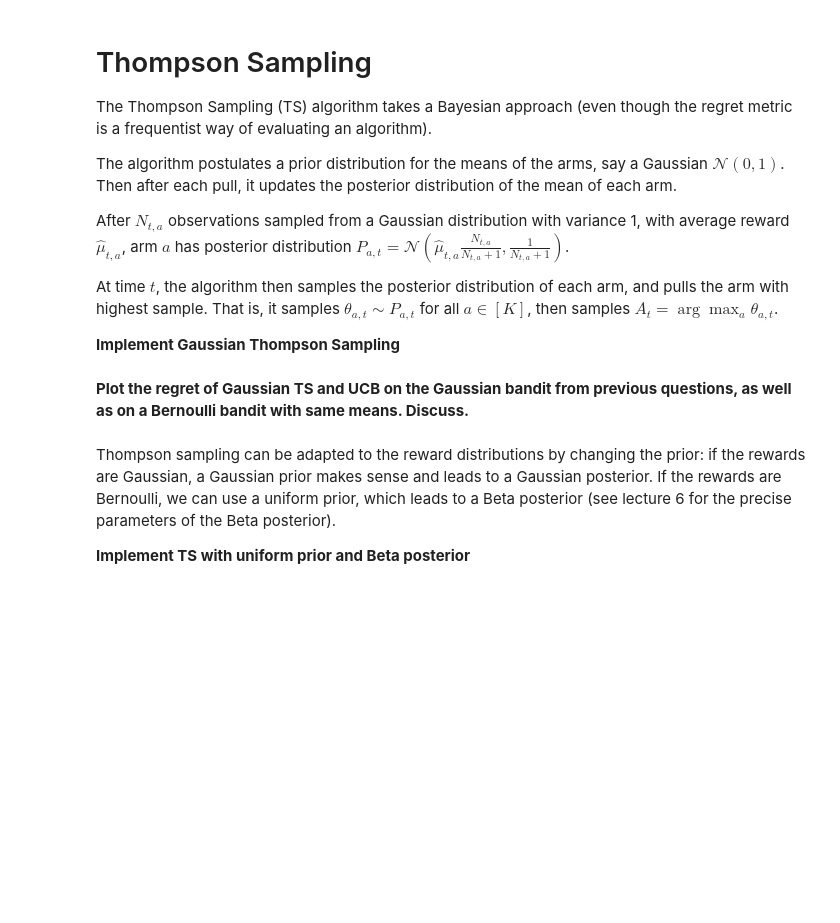
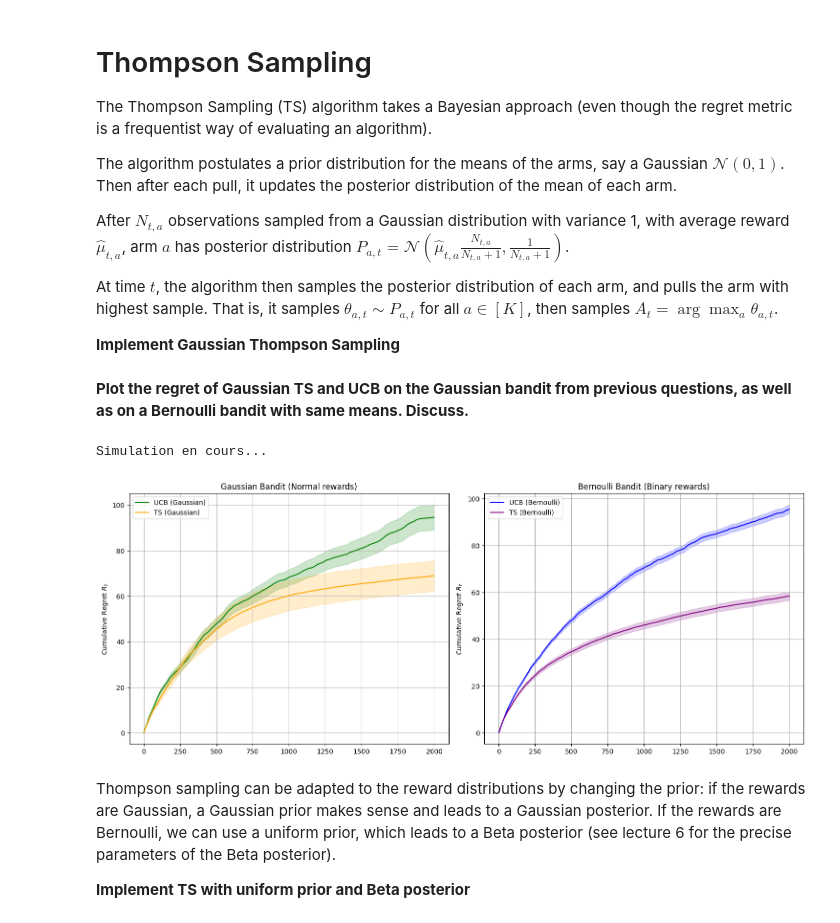
Before and after one commit to milanolivia/apprentissage_seq, a Jupyter notebook: Bandit.ipynb, the cells around one changed output. Drawn from its saved outputs; the diff is of its cells as text; code cells hidden in the pictures; blank space fills up the shorter version.

Commit message:
TP3 + final compute +comments

```diff
--- a/Bandit.ipynb
+++ b/Bandit.ipynb
@@ -554,9 +591,76 @@ def TS(emp_means, nb_pulls, t):
 
     Returns: int; arm selected by TS
     """
-    #TODO
+    # 1. Compute posterior parameters for all arms (vectorized)
+    # Mean: mu_hat * n / (n + 1)
+    # Variance: 1 / (n + 1)
+    post_means = emp_means * nb_pulls / (nb_pulls + 1)
+    post_stds = np.sqrt(1.0 / (nb_pulls + 1))
+
+    # 2. Sample from each posterior distribution
+    # theta_at ~ N(post_mean, post_std^2)
+    samples = np.random.normal(post_means, post_stds)
+
+    # 3. Pull the arm with the highest sample
+    return np.argmax(samples)
 # %% [markdown]
 **Plot the regret of Gaussian TS and UCB on the Gaussian bandit from previous questions, as well as on a Bernoulli bandit with same means. Discuss.**
+# %%
+# Parameters
+means = [0.3, 0.5, 0.25, 0.1]
+T = 2000
+N = 30
+
+regrets_ucb_g = np.zeros((N_experiments, T))
+regrets_ts_g = np.zeros((N_experiments, T))
+regrets_ucb_b = np.zeros((N_experiments, T))
+regrets_ts_b = np.zeros((N_experiments, T))
+print("Simulation en cours...")
+
+for i in range(N_experiments):
+    bandit_g = GaussianBandit(means)
+    bandit_b = BernoulliBandit(means)
+
+    #Run UCB
+    actions_ucb_g = run_experiment(UCB, bandit_g, T)
+    regrets_ucb_g[i, :] = regret(np.array(means), actions_ucb_g)
+
+    actions_ucb_b = run_experiment(UCB, bandit_b, T)
+    regrets_ucb_b[i, :] = regret(np.array(means), actions_ucb_b)
+
+    #Run TS
+    actions_ts_g = run_experiment(TS, bandit_g, T)
+    regrets_ts_g[i, :] = regret(np.array(means), actions_ts_g)
+
+    actions_ts_b = run_experiment(TS, bandit_b, T)
+    regrets_ts_b[i, :] = regret(np.array(means), actions_ts_b)
+# %% [output]
+Simulation en cours...
+# %%
+plt.figure(figsize=(15, 6))
+
+# Subplot 1: Gaussian Bandit
+plt.subplot(1, 2, 1)
+plot_with_conf(regrets_ucb_g, 'UCB (Gaussian)', 'green')
+plot_with_conf(regrets_ts_g, 'TS (Gaussian)', 'orange')
+plt.title('Gaussian Bandit (Normal rewards)')
+plt.ylabel('Cumulative Regret $R_t$')
+plt.legend()
+plt.grid()
+
+# Subplot 2: Bernoulli Bandit
+plt.subplot(1, 2, 2)
+plot_with_conf(regrets_ucb_b, 'UCB (Bernoulli)', 'blue')
+plot_with_conf(regrets_ts_b, 'TS (Bernoulli)', 'purple')
+plt.title('Bernoulli Bandit (Binary rewards)')
+plt.ylabel('Cumulative Regret $R_t$')
+plt.legend()
+plt.grid()
+
+plt.tight_layout()
+plt.show()
+# %% [output]
+[figure, added]
 # %% [markdown]
 Thompson sampling can be adapted to the reward distributions by changing the prior: if the rewards are Gaussian, a Gaussian prior makes sense and leads to a Gaussian posterior. If the rewards are Bernoulli, we can use a uniform prior, which leads to a Beta posterior (see lecture 6 for the precise parameters of the Beta posterior).
 
```
Also changed, not shown: parts of 11 cells of this notebook.
